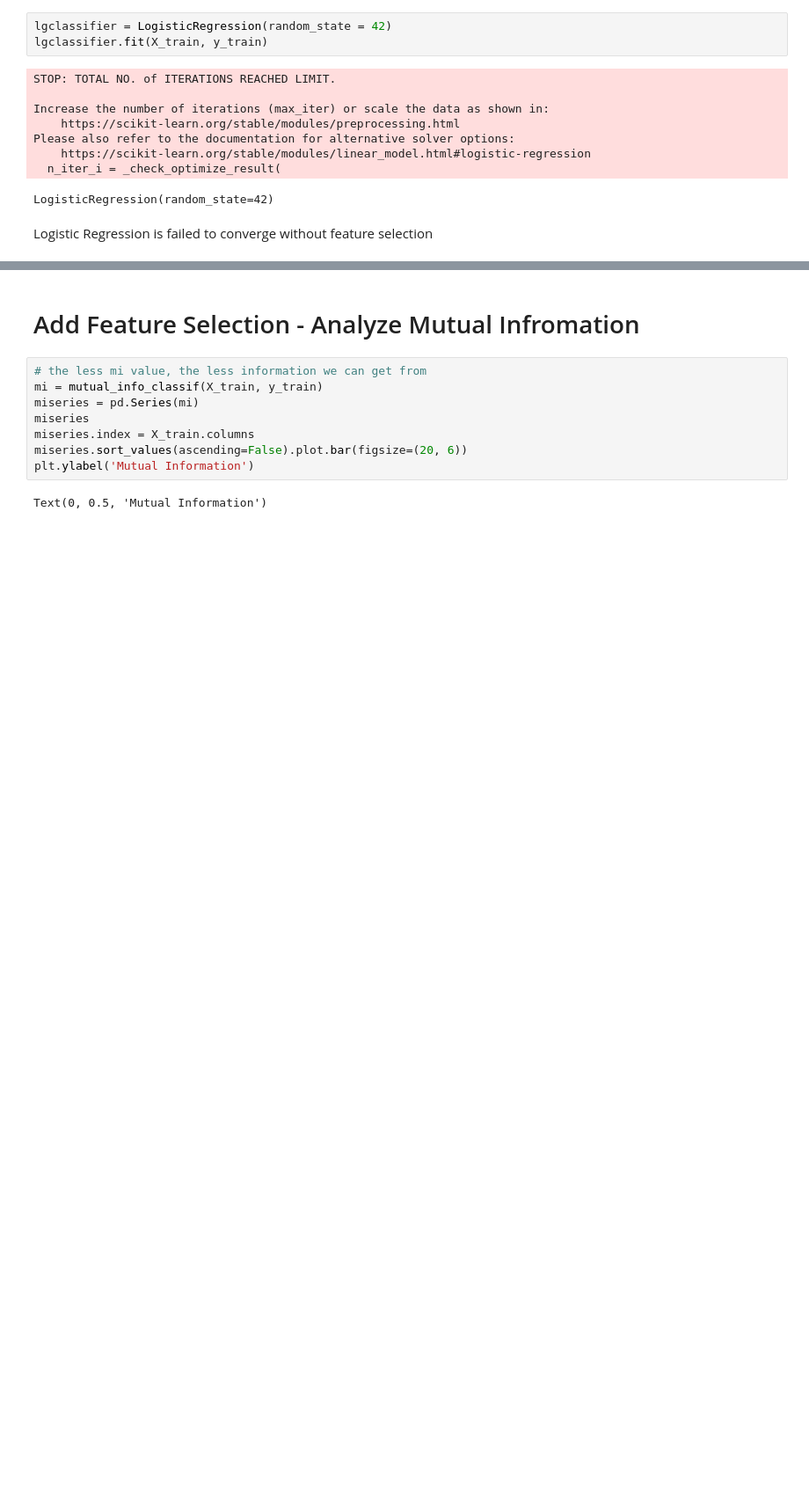
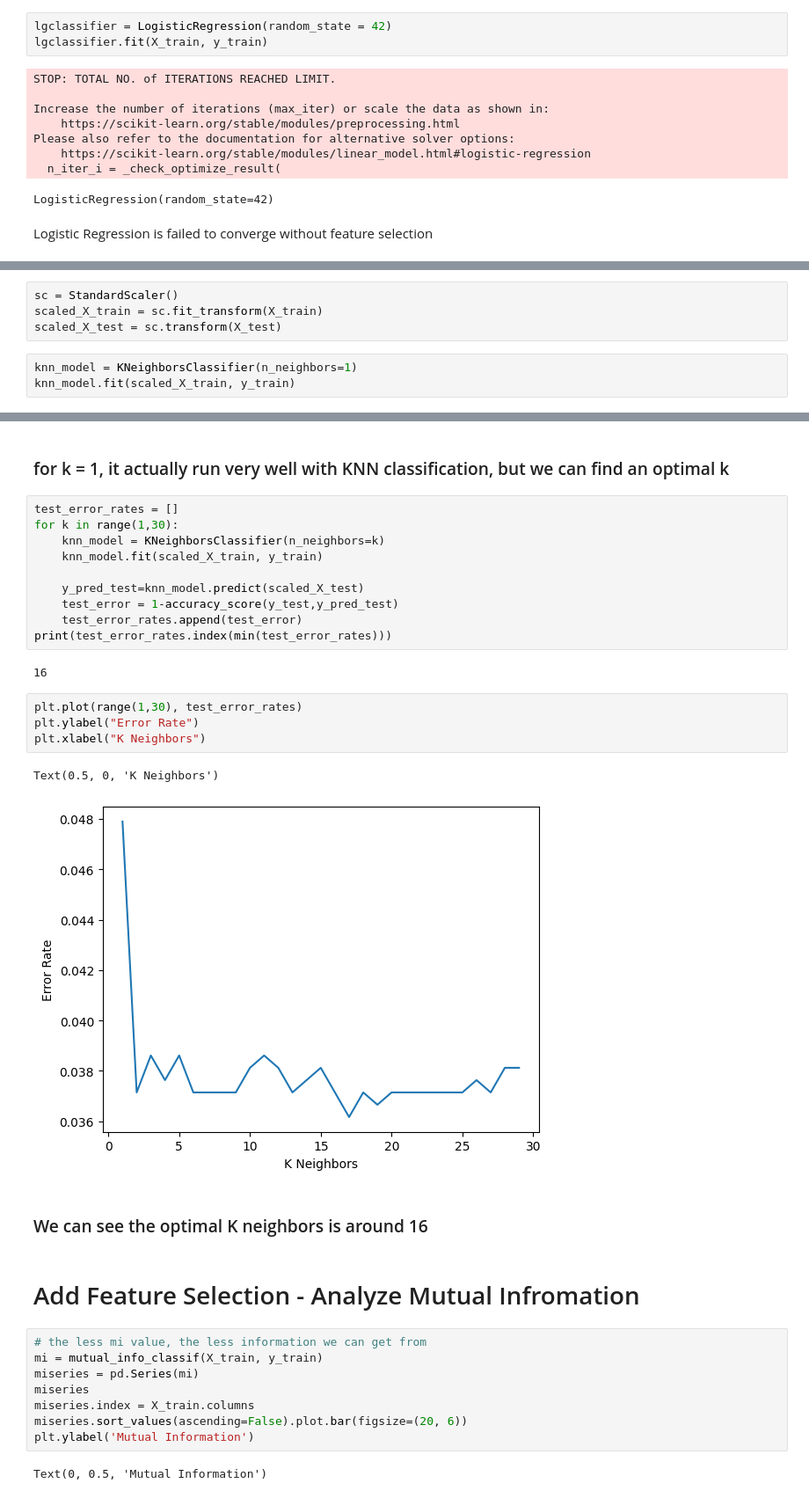
Before and after one commit to gg41825/ml-group-project, a Jupyter notebook: bankruptcy.ipynb, the cells around one changed output, grey strips where cells are left out. Shown at 88% size. Cells and saved outputs as stored; diff of their text form; blank space fills up the shorter version.

Commit message:
add KNN classification

```diff
--- a/bankruptcy.ipynb
+++ b/bankruptcy.ipynb
@@ -114,0 +117,7 @@ Logistic Regression is failed to converge without feature selection
+# %%
+sc = StandardScaler()
+scaled_X_train = sc.fit_transform(X_train)
+scaled_X_test = sc.transform(X_test)
+# %%
+knn_model = KNeighborsClassifier(n_neighbors=1)
+knn_model.fit(scaled_X_train, y_train)
@@ -115,3 +143,26 @@ Logistic Regression is failed to converge without feature selection
+# %% [markdown]
+### for k = 1, it actually run very well with KNN classification, but we can find an optimal k
+# %%
+test_error_rates = []
+for k in range(1,30):
+    knn_model = KNeighborsClassifier(n_neighbors=k)
+    knn_model.fit(scaled_X_train, y_train)
+
+    y_pred_test=knn_model.predict(scaled_X_test)
+    test_error = 1-accuracy_score(y_test,y_pred_test)
+    test_error_rates.append(test_error)
+print(test_error_rates.index(min(test_error_rates)))
+# %% [output]
+16
+# %%
+plt.plot(range(1,30), test_error_rates)
+plt.ylabel("Error Rate")
+plt.xlabel("K Neighbors")
+# %% [output]
+Text(0.5, 0, 'K Neighbors')
+[figure, added]
+# %% [markdown]
+### We can see the optimal K neighbors is around 16
 # %% [markdown]
 # Add Feature Selection - Analyze Mutual Infromation
 # %%
```
Also changed, not shown: parts of 5 cells of this notebook.
